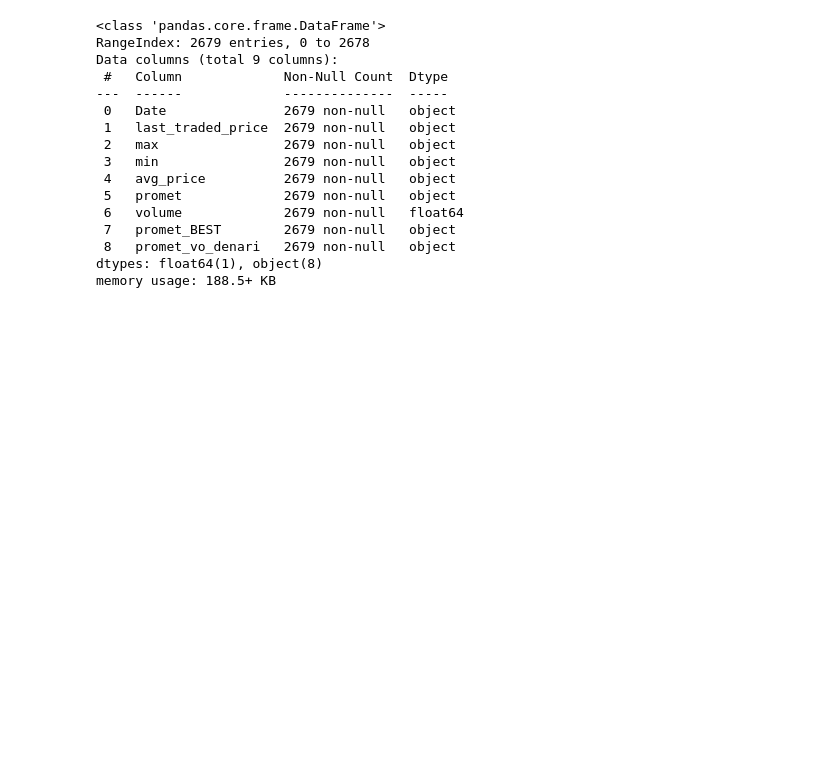
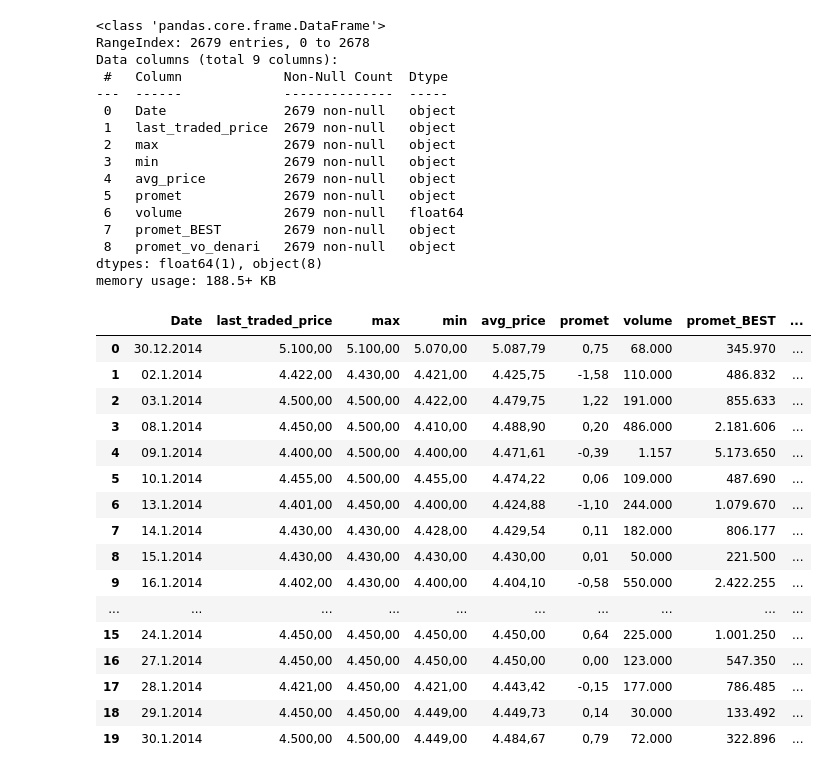
Before and after one commit to Nikola-Saltirov/Domashna-DAS, a Jupyter notebook: Domashna1/lstm_development.ipynb, the cells around one changed output. Cells and saved outputs as stored; diff of their text form; code cells hidden in the pictures; blank space fills up the shorter version.

```diff
--- a/Domashna1/lstm_development.ipynb
+++ b/Domashna1/lstm_development.ipynb
@@ -46,3 +58,23 @@ Data columns (total 9 columns):
  8   promet_vo_denari   2679 non-null   object
 dtypes: float64(1), object(8)
 memory usage: 188.5+ KB
+# %%
+df.head(20)
+# %% [output]
+|  | Date | last_traded_price | max | min | avg_price | promet | volume | promet_BEST | ... |
+| 0 | 30.12.2014 | 5.100,00 | 5.100,00 | 5.070,00 | 5.087,79 | 0,75 | 68.000 | 345.970 | ... |
+| 1 | 02.1.2014 | 4.422,00 | 4.430,00 | 4.421,00 | 4.425,75 | -1,58 | 110.000 | 486.832 | ... |
+| 2 | 03.1.2014 | 4.500,00 | 4.500,00 | 4.422,00 | 4.479,75 | 1,22 | 191.000 | 855.633 | ... |
+| 3 | 08.1.2014 | 4.450,00 | 4.500,00 | 4.410,00 | 4.488,90 | 0,20 | 486.000 | 2.181.606 | ... |
+| 4 | 09.1.2014 | 4.400,00 | 4.500,00 | 4.400,00 | 4.471,61 | -0,39 | 1.157 | 5.173.650 | ... |
+| 5 | 10.1.2014 | 4.455,00 | 4.500,00 | 4.455,00 | 4.474,22 | 0,06 | 109.000 | 487.690 | ... |
+| 6 | 13.1.2014 | 4.401,00 | 4.450,00 | 4.400,00 | 4.424,88 | -1,10 | 244.000 | 1.079.670 | ... |
+| 7 | 14.1.2014 | 4.430,00 | 4.430,00 | 4.428,00 | 4.429,54 | 0,11 | 182.000 | 806.177 | ... |
+| 8 | 15.1.2014 | 4.430,00 | 4.430,00 | 4.430,00 | 4.430,00 | 0,01 | 50.000 | 221.500 | ... |
+| 9 | 16.1.2014 | 4.402,00 | 4.430,00 | 4.400,00 | 4.404,10 | -0,58 | 550.000 | 2.422.255 | ... |
+| ... | ... | ... | ... | ... | ... | ... | ... | ... | ... |
+| 15 | 24.1.2014 | 4.450,00 | 4.450,00 | 4.450,00 | 4.450,00 | 0,64 | 225.000 | 1.001.250 | ... |
+| 16 | 27.1.2014 | 4.450,00 | 4.450,00 | 4.450,00 | 4.450,00 | 0,00 | 123.000 | 547.350 | ... |
+| 17 | 28.1.2014 | 4.421,00 | 4.450,00 | 4.421,00 | 4.443,42 | -0,15 | 177.000 | 786.485 | ... |
+| 18 | 29.1.2014 | 4.450,00 | 4.450,00 | 4.449,00 | 4.449,73 | 0,14 | 30.000 | 133.492 | ... |
+| 19 | 30.1.2014 | 4.500,00 | 4.500,00 | 4.449,00 | 4.484,67 | 0,79 | 72.000 | 322.896 | ... |
```
Also changed, not shown: parts of 16 cells of this notebook, 1 other file.
